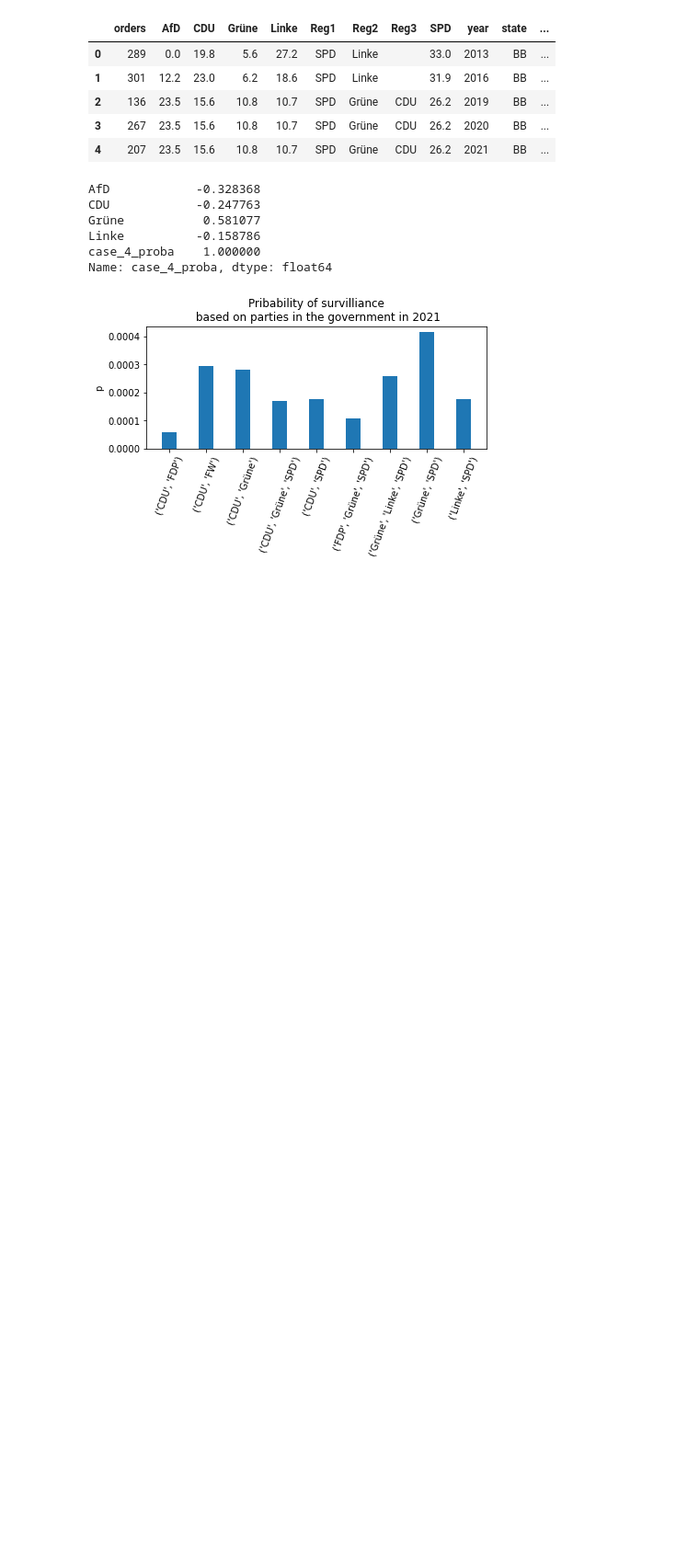
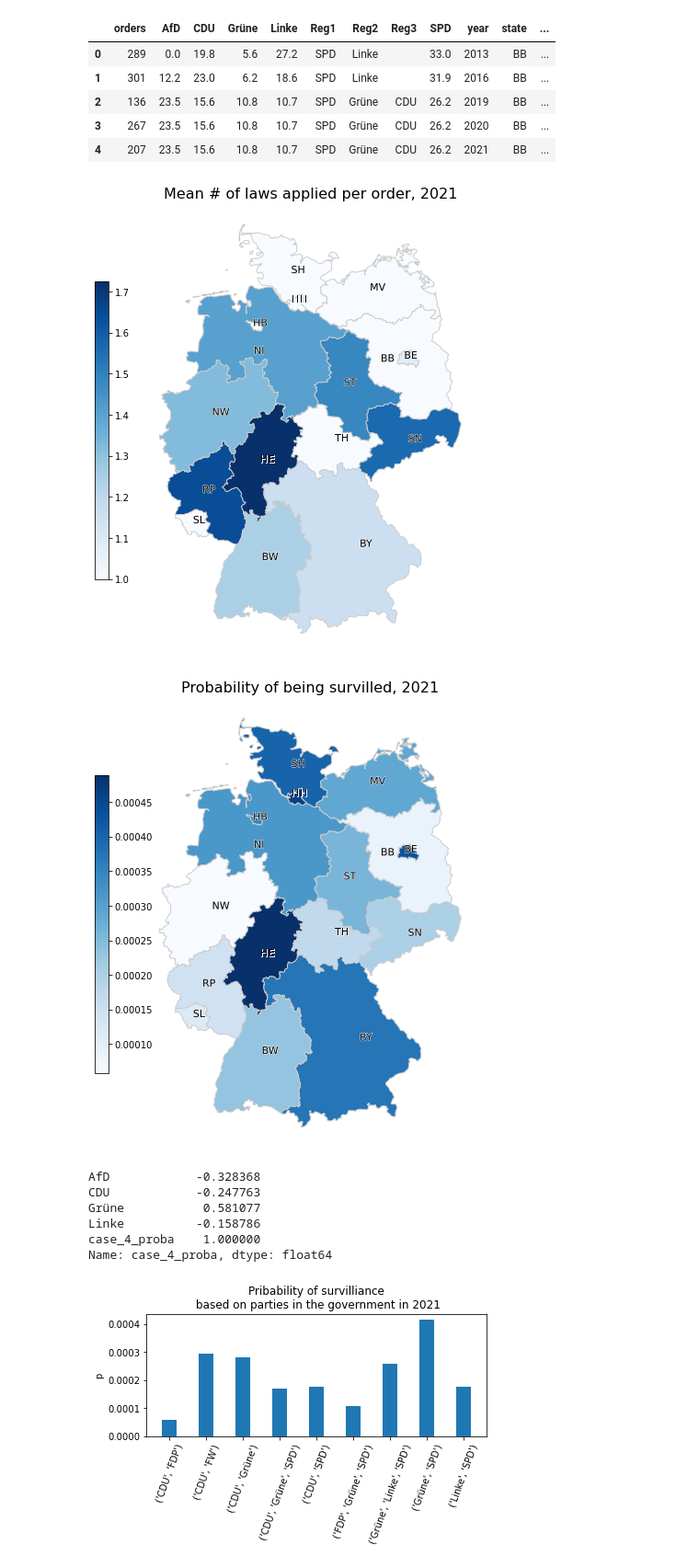
Before and after one commit to JakobUnterholzner/DataLiteracy, a Jupyter notebook: exp/exp_KA_02_parties.ipynb, the cells around one changed output. Shown at 92% size. Cells and saved outputs as stored; diff of their text form; code cells hidden in the pictures; blank space fills up the shorter version.

```diff
--- a/exp/exp_KA_02_parties.ipynb
+++ b/exp/exp_KA_02_parties.ipynb
@@ -61,6 +61,62 @@ data.head()
 | 2 | 136 | 23.5 | 15.6 | 10.8 | 10.7 | SPD | Grüne | CDU | 26.2 | 2019 | BB | ... |
 | 3 | 267 | 23.5 | 15.6 | 10.8 | 10.7 | SPD | Grüne | CDU | 26.2 | 2020 | BB | ... |
 | 4 | 207 | 23.5 | 15.6 | 10.8 | 10.7 | SPD | Grüne | CDU | 26.2 | 2021 | BB | ... |
+# %%
+from shapely.wkt import loads
+
+geo_df = pd.read_csv('../dat/ne_10m_admin_1_states_provinces/DE_shapes.csv')
+geo_df['geometry'] = geo_df.geometry.apply(loads)
+geo_df = gpd.GeoDataFrame(geo_df, crs='EPSG:4326')
+geo_df['coords'] = geo_df.geometry.apply(lambda x: x.representative_point().coords[:][0])
+# %%
+geo_data = geo_df.merge(data, on = 'state')
+geo_data['cases_6'] = geo_data.cases_6.apply(lambda x: 1 if x == 0 else x)
+geo_data['laws_per_order'] = geo_data.cases_6 / geo_data.cases_4
+
+
+def plot_map(geo_df: pd.DataFrame, column: str, title: str = None, figname: str = None) -> None:
+    """
+    Plot german map with colorbar.
+
+    arguments:
+    geo_df -- data prepared with `data_to_geo`
+    column -- value which is used to indicate levels across states, e.g. 'cases_3_per_1k'
+    title -- plot titile
+    figname -- if provided save figure, e.g. 'map_rel_2021.png'
+    """
+    cmap = 'Blues' # can use other like 'Reds'
+    fig, ax = plt.subplots(1, figsize=(20, 9))
+
+    ax = geo_df.plot(column=column, ax=ax, edgecolor='0.8', linewidth=1, cmap=cmap)
+    ax.set_title(title, fontdict={'fontsize': '16', 'fontweight': '3'})
+
+    for idx, row in geo_df.iterrows():
+        x = row['coords'][0] - 0.1
+        y = row['coords'][1]
+        text = plt.annotate(
+            text=f"{row['state']}",
+            xy=(x,y),
+            xytext= (x,y),
+            fontsize=11,
+            color='black',
+        )
+        text.set_path_effects([path_effects.Stroke(linewidth=1, foreground='white'),
+                           path_effects.Normal()])
+
+    ax.axis('off')
+
+    vmin, vmax = geo_df[column].min(), geo_df[column].max()
+    sm = plt.cm.ScalarMappable(norm=plt.Normalize(vmin=vmin, vmax=vmax), cmap=cmap)
+    cbaxes = fig.add_axes([0.35, 0.25, 0.01, 0.5])
+    cbar = fig.colorbar(sm, cax=cbaxes)
+    if figname:
+        plt.savefig(figname, dpi=400)
+
+plot_map(geo_data.query('year==2021'), 'laws_per_order', 'Mean # of laws applied per order, 2021')
+plot_map(geo_data.query('year==2021'), 'case_4_proba', 'Probability of being survilled, 2021')
+# %% [output]
+[figure, added]
+[figure, added]
 # %%
 data.query('year==2021')[['AfD', 'CDU', 'Grüne', 'Linke', 'case_4_proba']].corr()['case_4_proba']
 # %% [output]
```
Also changed, not shown: parts of 6 cells of this notebook.
